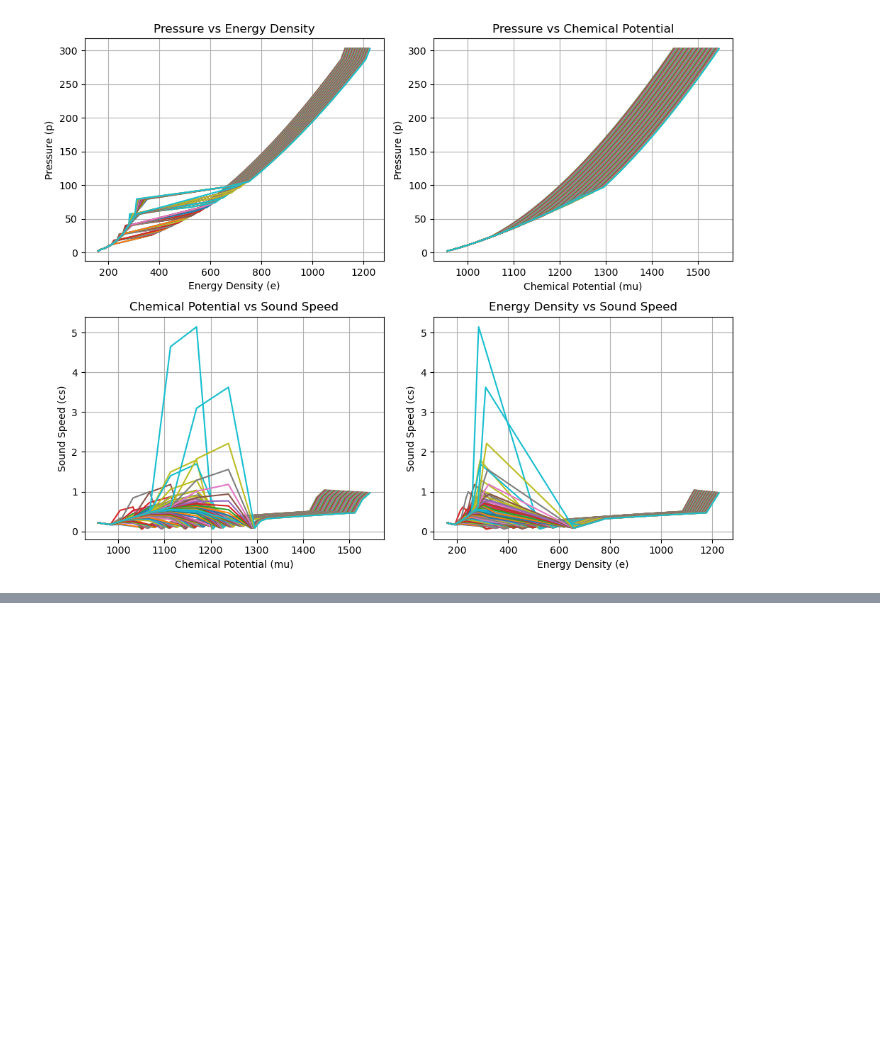
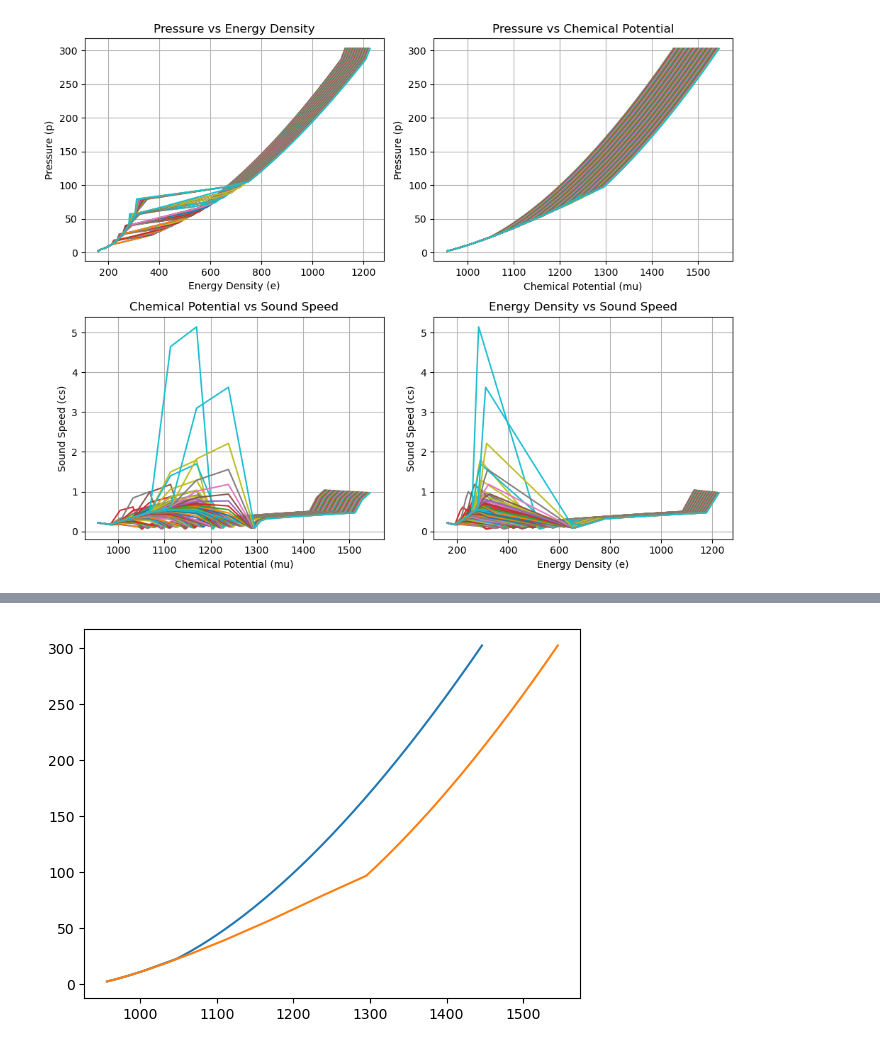
Before and after one commit to katta626/Phase_Transition, a Jupyter notebook: code/Quadraticfit/Eos_Different_mu.ipynb, the cells around one changed output, grey strips where cells are left out. Saved outputs shown, nothing was run; the diff lists cells and outputs as text; code cells hidden in the pictures; blank space fills up the shorter version.

```diff
--- a/code/Quadraticfit/Eos_Different_mu.ipynb
+++ b/code/Quadraticfit/Eos_Different_mu.ipynb
@@ -461,0 +553,6 @@ plt.show();
+# %%
+plt.plot(mu_total[0],p_total[0])
+plt.plot(mu_total[-1],p_total[-1])
+plt.show()
+# %% [output]
+[figure, added]
```
Also changed, not shown: parts of 18 cells of this notebook, 2 other files.
